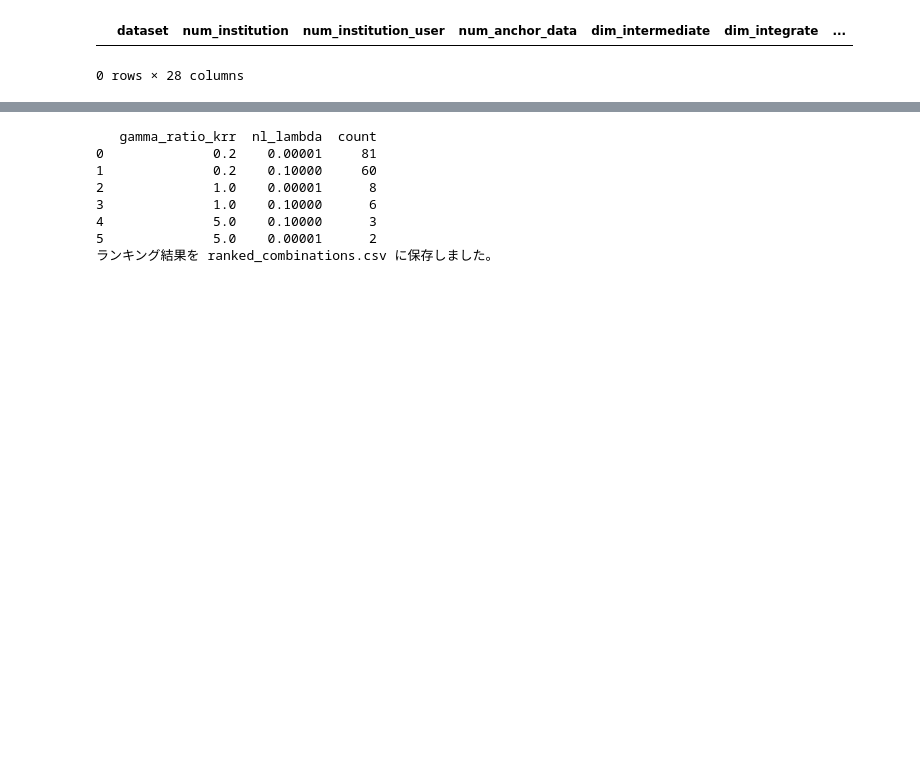
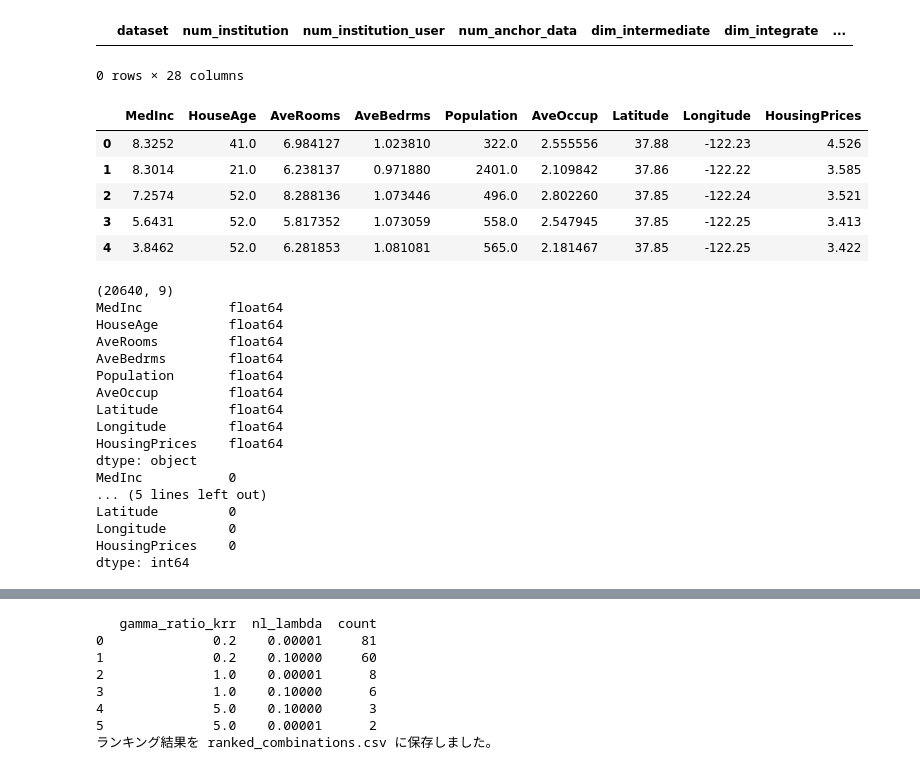
Before and after one commit to takano-lab/data-collaboration-analysis, a Jupyter notebook: output/0913/an_big_csv.ipynb, the cells around one changed output, grey strips where cells are left out. Cells and saved outputs as stored; diff of their text form; code cells hidden in the pictures; blank space fills up the shorter version.

```diff
--- a/output/0913/an_big_csv.ipynb
+++ b/output/0913/an_big_csv.ipynb
@@ -3,3 +3,42 @@ df
 # %% [output]
 |  | dataset | num_institution | num_institution_user | num_anchor_data | dim_intermediate | dim_integrate | ... |
 0 rows × 28 columns
+# %%
+# データをインポートしてDataFrameの内容とデータ型、欠損の確認をする
+from sklearn.datasets import fetch_california_housing
+import pandas as pd
+california_housing_data = fetch_california_housing()
+# 目的変数
+exp_data = pd.DataFrame(california_housing_data.data, columns=california_housing_data.feature_names)
+# 説明変数
+tar_data = pd.DataFrame(california_housing_data.target, columns=['HousingPrices'])
+# データを結合
+data = pd.concat([exp_data, tar_data], axis=1)
+display(data.head())
+print(data.shape) # (20640, 9)
+print(data.dtypes) # 全てfloat64
+print(data.isnull().sum()) # 全て0
+# %% [output]
+|  | MedInc | HouseAge | AveRooms | AveBedrms | Population | AveOccup | Latitude | Longitude | HousingPrices |
+| 0 | 8.3252 | 41.0 | 6.984127 | 1.023810 | 322.0 | 2.555556 | 37.88 | -122.23 | 4.526 |
+| 1 | 8.3014 | 21.0 | 6.238137 | 0.971880 | 2401.0 | 2.109842 | 37.86 | -122.22 | 3.585 |
+| 2 | 7.2574 | 52.0 | 8.288136 | 1.073446 | 496.0 | 2.802260 | 37.85 | -122.24 | 3.521 |
+| 3 | 5.6431 | 52.0 | 5.817352 | 1.073059 | 558.0 | 2.547945 | 37.85 | -122.25 | 3.413 |
+| 4 | 3.8462 | 52.0 | 6.281853 | 1.081081 | 565.0 | 2.181467 | 37.85 | -122.25 | 3.422 |
+(20640, 9)
+MedInc           float64
+HouseAge         float64
+AveRooms         float64
+AveBedrms        float64
+Population       float64
+AveOccup         float64
+Latitude         float64
+Longitude        float64
+HousingPrices    float64
+dtype: object
+MedInc           0
+... (5 lines left out)
+Latitude         0
+Longitude        0
+HousingPrices    0
+dtype: int64
```
Also changed, not shown: parts of 2 cells of this notebook, 5 other files.
